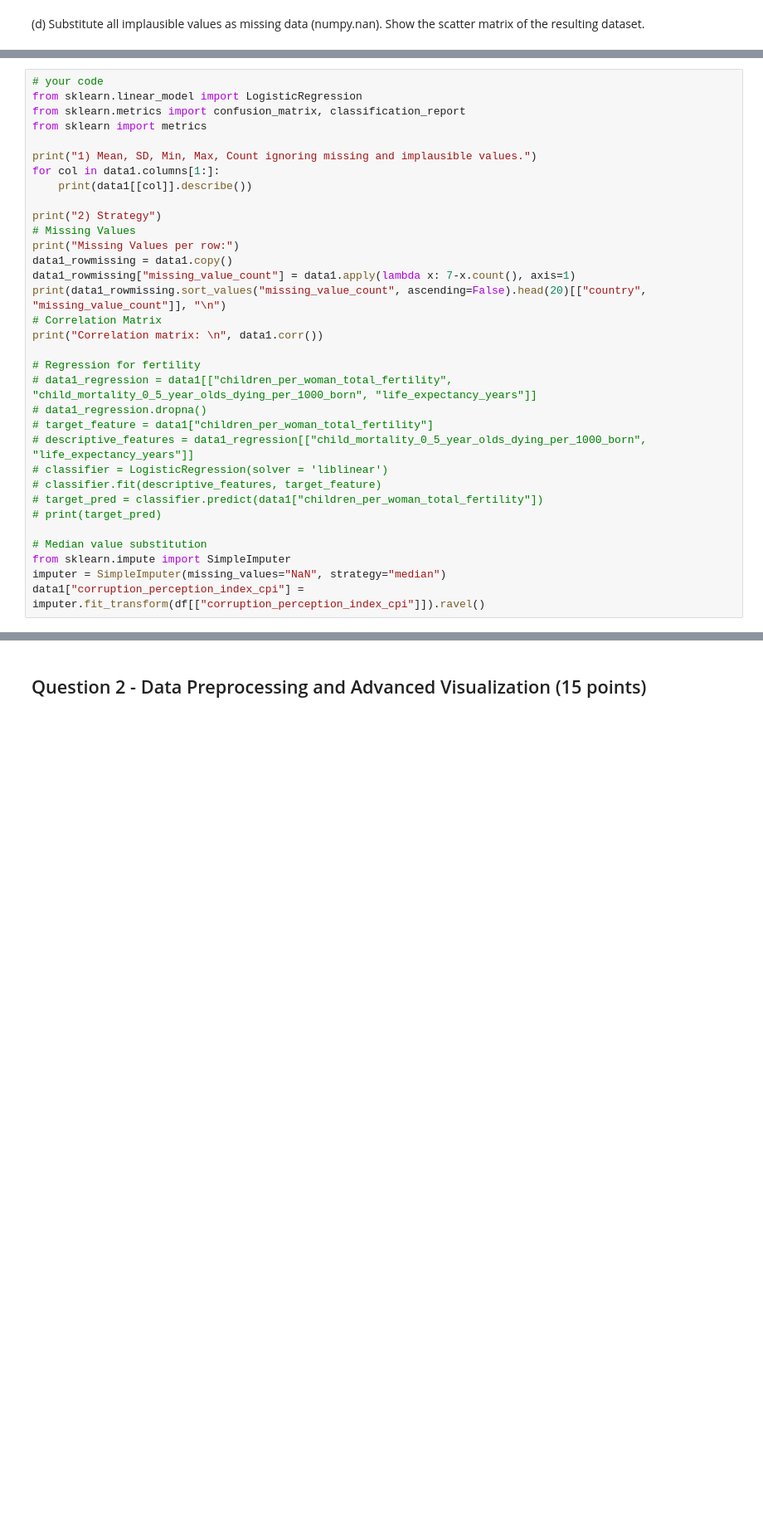
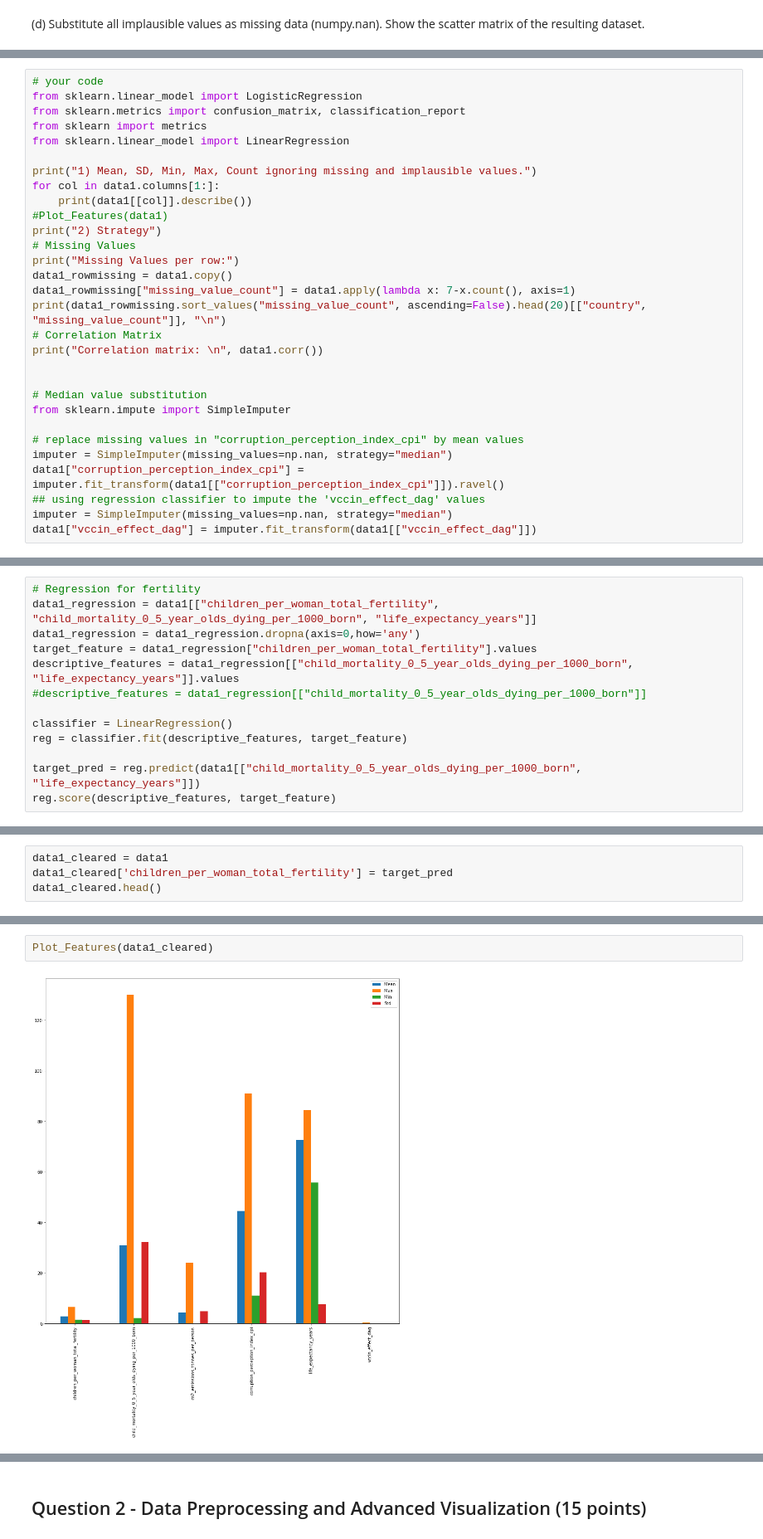
Before and after one commit to JohnGim/ids, a Jupyter notebook: a2/IDS_Assignment_2.ipynb, the cells around one changed output, grey strips where cells are left out. Shown: that part at 83% size. Cells and saved outputs as stored; diff of their text form; blank space fills up the shorter version.

Commit message:
finished regression and mean values inputation

```diff
--- a/a2/IDS_Assignment_2.ipynb
+++ b/a2/IDS_Assignment_2.ipynb
@@ -212,11 +216,12 @@ In this question, consider implausible values to be the ones identified in part
 from sklearn.linear_model import LogisticRegression
 from sklearn.metrics import confusion_matrix, classification_report
 from sklearn import metrics
+from sklearn.linear_model import LinearRegression
 
 print("1) Mean, SD, Min, Max, Count ignoring missing and implausible values.")
 for col in data1.columns[1:]:
     print(data1[[col]].describe())
-
+#Plot_Features(data1)
 print("2) Strategy")
 # Missing Values
 print("Missing Values per row:")
@@ -226,20 +231,16 @@ print(data1_rowmissing.sort_values("missing_value_count", ascending=False).head(
 # Correlation Matrix
 print("Correlation matrix: \n", data1.corr())
 
-# Regression for fertility
-# data1_regression = data1[["children_per_woman_total_fertility", "child_mortality_0_5_year_olds_dying_per_1000_born", "life_expectancy_years"]]
-# data1_regression.dropna()
-# target_feature = data1["children_per_woman_total_fertility"]
-# descriptive_features = data1_regression[["child_mortality_0_5_year_olds_dying_per_1000_born", "life_expectancy_years"]]
-# classifier = LogisticRegression(solver = 'liblinear')
-# classifier.fit(descriptive_features, target_feature)
-# target_pred = classifier.predict(data1["children_per_woman_total_fertility"])
-# print(target_pred)
 
 # Median value substitution
 from sklearn.impute import SimpleImputer
-imputer = SimpleImputer(missing_values="NaN", strategy="median")
-data1["corruption_perception_index_cpi"] = imputer.fit_transform(df[["corruption_perception_index_cpi"]]).ravel()
+
+# replace missing values in "corruption_perception_index_cpi" by mean values
+imputer = SimpleImputer(missing_values=np.nan, strategy="median")
+data1["corruption_perception_index_cpi"] = imputer.fit_transform(data1[["corruption_perception_index_cpi"]]).ravel()
+## using regression classifier to impute the 'vccin_effect_dag' values
+imputer = SimpleImputer(missing_values=np.nan, strategy="median")
+data1["vccin_effect_dag"] = imputer.fit_transform(data1[["vccin_effect_dag"]])
 # %% [output]
 1) Mean, SD, Min, Max, Count ignoring missing and implausible values.
        children_per_woman_total_fertility
@@ -261,0 +262,13 @@ ValueError: Input contains NaN, infinity or a value too large for dtype('float64
+# %%
+# Regression for fertility
+data1_regression = data1[["children_per_woman_total_fertility", "child_mortality_0_5_year_olds_dying_per_1000_born", "life_expectancy_years"]]
+data1_regression = data1_regression.dropna(axis=0,how='any')
+target_feature = data1_regression["children_per_woman_total_fertility"].values
+descriptive_features = data1_regression[["child_mortality_0_5_year_olds_dying_per_1000_born", "life_expectancy_years"]].values
+#descriptive_features = data1_regression[["child_mortality_0_5_year_olds_dying_per_1000_born"]]
+
+classifier = LinearRegression()
+reg = classifier.fit(descriptive_features, target_feature)
+
+target_pred = reg.predict(data1[["child_mortality_0_5_year_olds_dying_per_1000_born", "life_expectancy_years"]])
+reg.score(descriptive_features, target_feature)
@@ -261,0 +277,4 @@ ValueError: Input contains NaN, infinity or a value too large for dtype('float64
+# %%
+data1_cleared = data1
+data1_cleared['children_per_woman_total_fertility'] = target_pred
+data1_cleared.head()
@@ -262,3 +288,7 @@ ValueError: Input contains NaN, infinity or a value too large for dtype('float64
+# %%
+Plot_Features(data1_cleared)
+# %% [output]
+[figure, added]
 # %% [markdown]
 Explanation:
 
```
Also changed, not shown: parts of 8 cells of this notebook.
